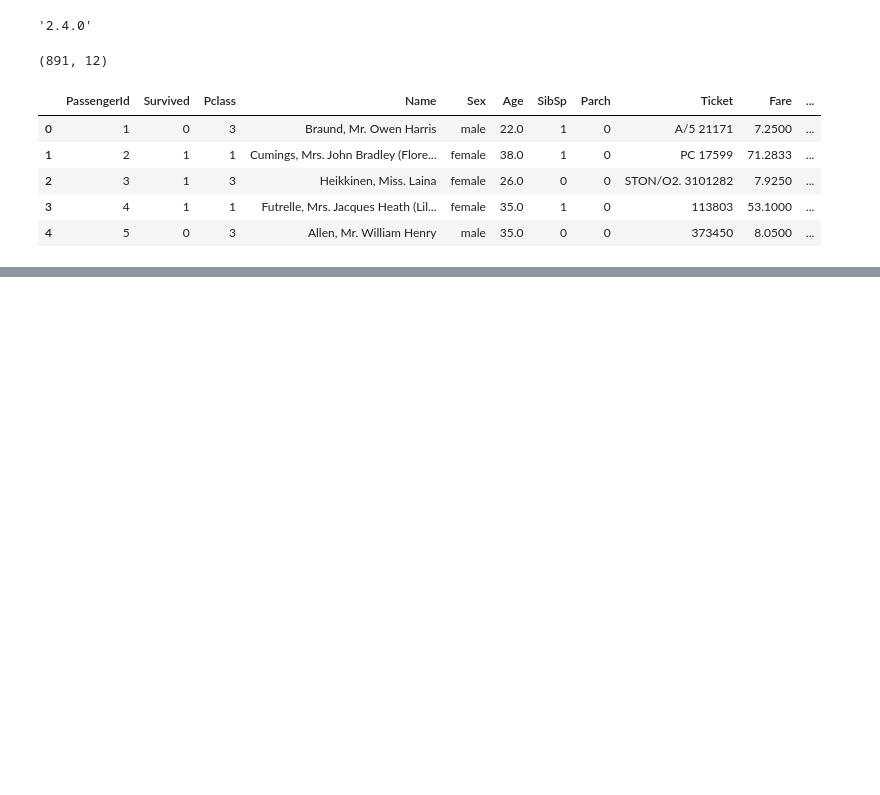
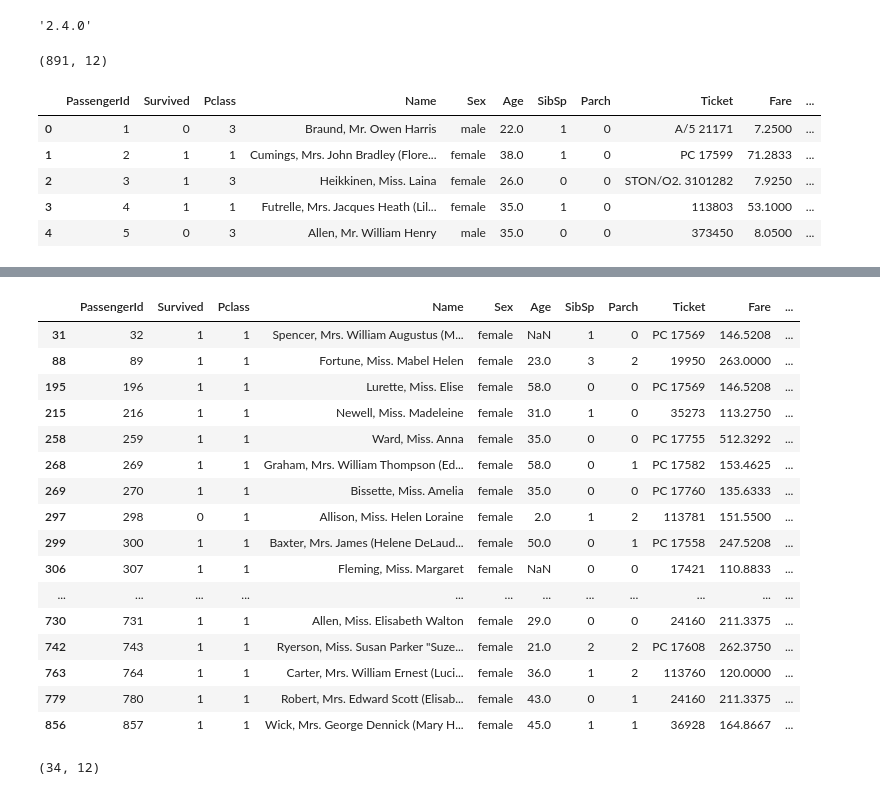
Before and after one commit to Shirissh24/datascience, a Jupyter notebook: pandas.ipynb, the cells around one changed output, grey strips where cells are left out. Saved outputs shown, nothing was run; the diff lists cells and outputs as text; code cells hidden in the pictures; blank space fills up the shorter version.

```diff
--- a/pandas.ipynb
+++ b/pandas.ipynb
@@ -36,0 +195,24 @@ titanic_df.head()
+# %%
+female_fare_100
+# %% [output]
+|  | PassengerId | Survived | Pclass | Name | Sex | Age | SibSp | Parch | Ticket | Fare | ... |
+| 31 | 32 | 1 | 1 | Spencer, Mrs. William Augustus (M... | female | NaN | 1 | 0 | PC 17569 | 146.5208 | ... |
+| 88 | 89 | 1 | 1 | Fortune, Miss. Mabel Helen | female | 23.0 | 3 | 2 | 19950 | 263.0000 | ... |
+| 195 | 196 | 1 | 1 | Lurette, Miss. Elise | female | 58.0 | 0 | 0 | PC 17569 | 146.5208 | ... |
+| 215 | 216 | 1 | 1 | Newell, Miss. Madeleine | female | 31.0 | 1 | 0 | 35273 | 113.2750 | ... |
+| 258 | 259 | 1 | 1 | Ward, Miss. Anna | female | 35.0 | 0 | 0 | PC 17755 | 512.3292 | ... |
+| 268 | 269 | 1 | 1 | Graham, Mrs. William Thompson (Ed... | female | 58.0 | 0 | 1 | PC 17582 | 153.4625 | ... |
+| 269 | 270 | 1 | 1 | Bissette, Miss. Amelia | female | 35.0 | 0 | 0 | PC 17760 | 135.6333 | ... |
+| 297 | 298 | 0 | 1 | Allison, Miss. Helen Loraine | female | 2.0 | 1 | 2 | 113781 | 151.5500 | ... |
+| 299 | 300 | 1 | 1 | Baxter, Mrs. James (Helene DeLaud... | female | 50.0 | 0 | 1 | PC 17558 | 247.5208 | ... |
+| 306 | 307 | 1 | 1 | Fleming, Miss. Margaret | female | NaN | 0 | 0 | 17421 | 110.8833 | ... |
+| ... | ... | ... | ... | ... | ... | ... | ... | ... | ... | ... | ... |
+| 730 | 731 | 1 | 1 | Allen, Miss. Elisabeth Walton | female | 29.0 | 0 | 0 | 24160 | 211.3375 | ... |
+| 742 | 743 | 1 | 1 | Ryerson, Miss. Susan Parker "Suze... | female | 21.0 | 2 | 2 | PC 17608 | 262.3750 | ... |
+| 763 | 764 | 1 | 1 | Carter, Mrs. William Ernest (Luci... | female | 36.0 | 1 | 2 | 113760 | 120.0000 | ... |
+| 779 | 780 | 1 | 1 | Robert, Mrs. Edward Scott (Elisab... | female | 43.0 | 0 | 1 | 24160 | 211.3375 | ... |
+| 856 | 857 | 1 | 1 | Wick, Mrs. George Dennick (Mary H... | female | 45.0 | 1 | 1 | 36928 | 164.8667 | ... |
+# %%
+female_fare_100.shape
+# %% [output]
+(34, 12)
```
Also changed, not shown: parts of 27 cells of this notebook.
